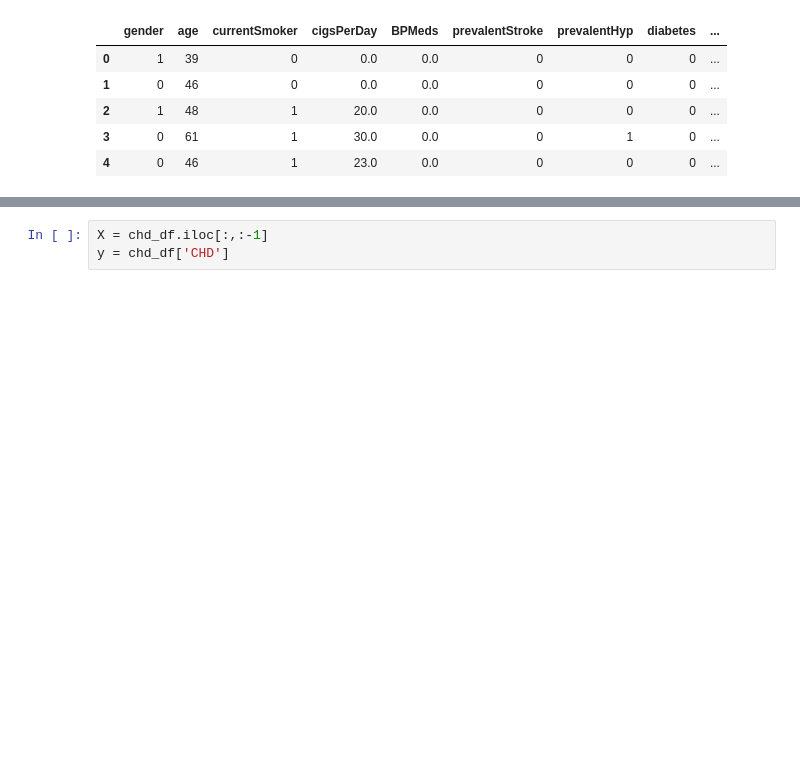
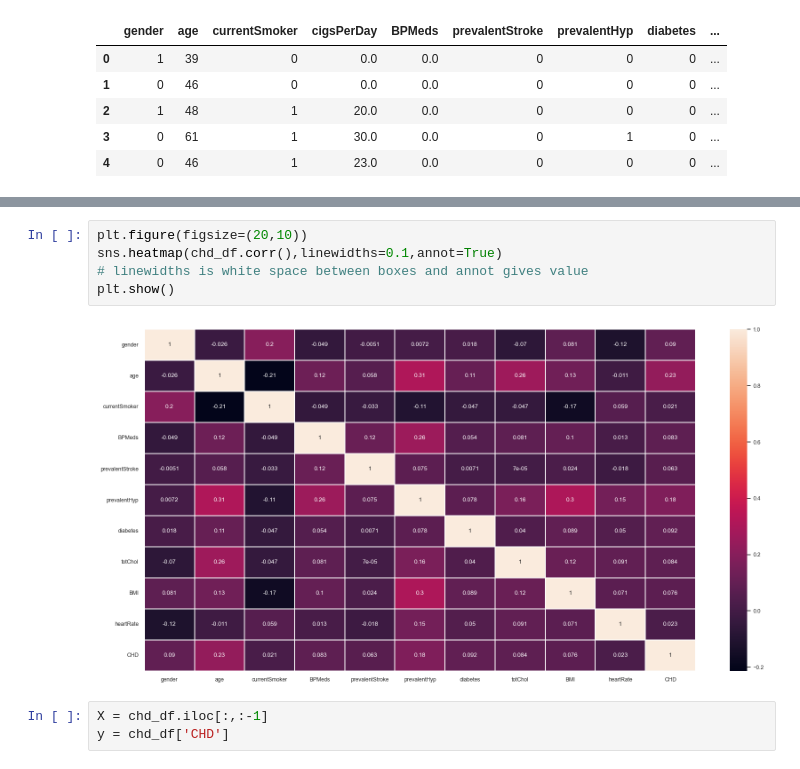
Before and after one commit to heddaenger/Bigdatamanagement, a Jupyter notebook: CHD Exam Project.ipynb, the cells around one changed output, grey strips where cells are left out. Drawn from its saved outputs; the diff is of its cells as text; blank space fills up the shorter version.

```diff
--- a/CHD Exam Project.ipynb
+++ b/CHD Exam Project.ipynb
@@ -414,3 +415,10 @@ chd_df.head()
+# %%
+plt.figure(figsize=(20,10))
+sns.heatmap(chd_df.corr(),linewidths=0.1,annot=True)
+# linewidths is white space between boxes and annot gives value
+plt.show()
+# %% [output]
+[figure, added]
 # %%
 X = chd_df.iloc[:,:-1]
 y = chd_df['CHD']
```
Also changed, not shown: parts of 41 cells of this notebook.
